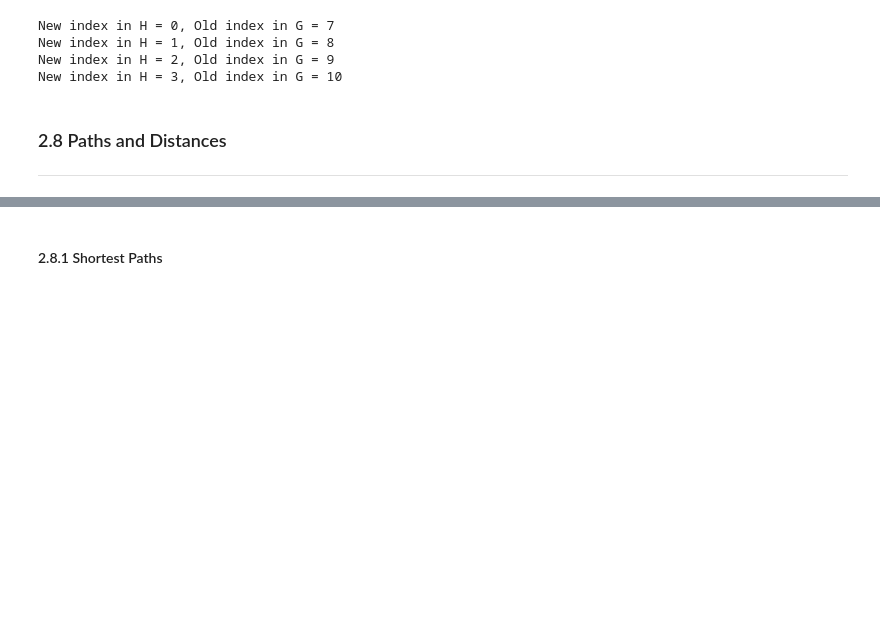
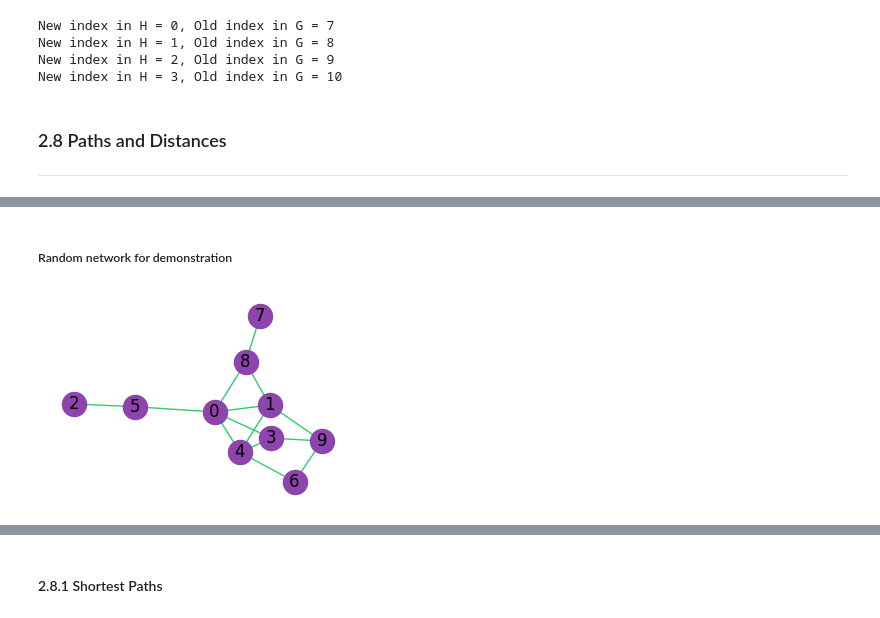
Before and after one commit to grogs84/networkscience, a Jupyter notebook: rChapter2.ipynb, the cells around one changed output, grey strips where cells are left out. Cells and saved outputs as stored; diff of their text form; code cells hidden in the pictures; blank space fills up the shorter version.

Commit message:
started paths section

```diff
--- a/rChapter2.ipynb
+++ b/rChapter2.ipynb
@@ -276,0 +294,12 @@ New index in H = 3, Old index in G = 10
+# %% [markdown]
+##### Random network for demonstration
+# %%
+# Nodes, and the probability they are connected
+N, p = 10, .25
+G = rx.undirected_gnp_random_graph(N, p, seed=10)
+# use seeds for the layout to demonstrate paths
+pos = rx.spring_layout(G, seed=2)
+# %%
+mpl_draw(G, node_color=NS_PURPLE, edge_color=NS_GREEN, pos=pos, with_labels=True)
+# %% [output]
+[figure, added]
```
Also changed, not shown: parts of 20 cells of this notebook.
